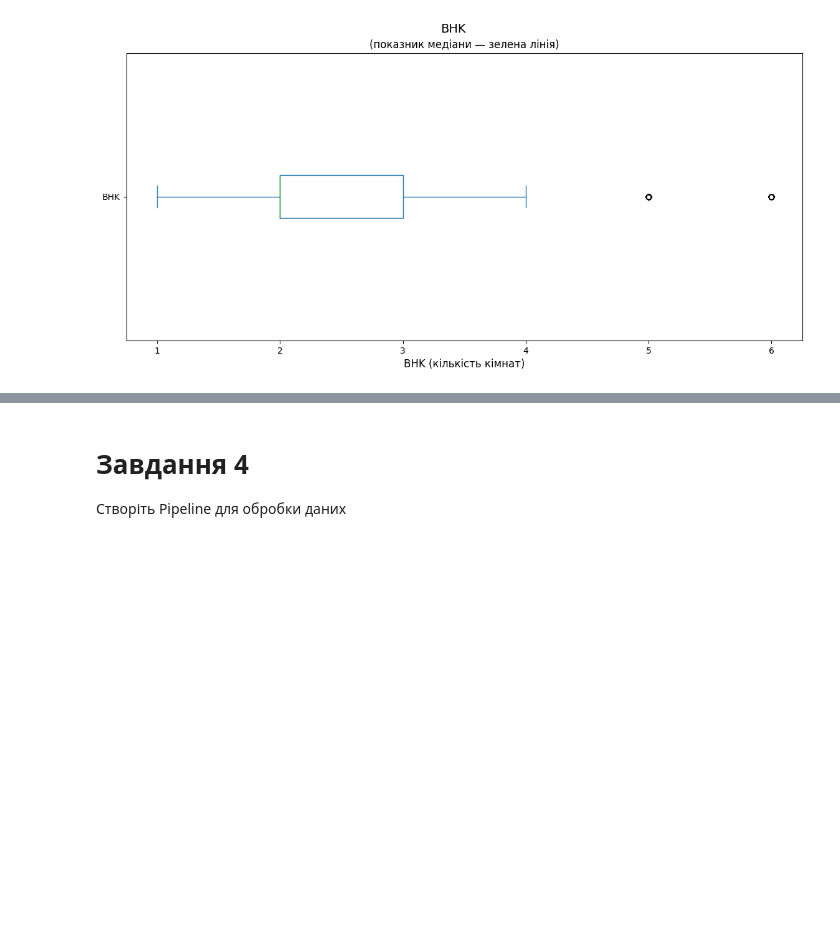
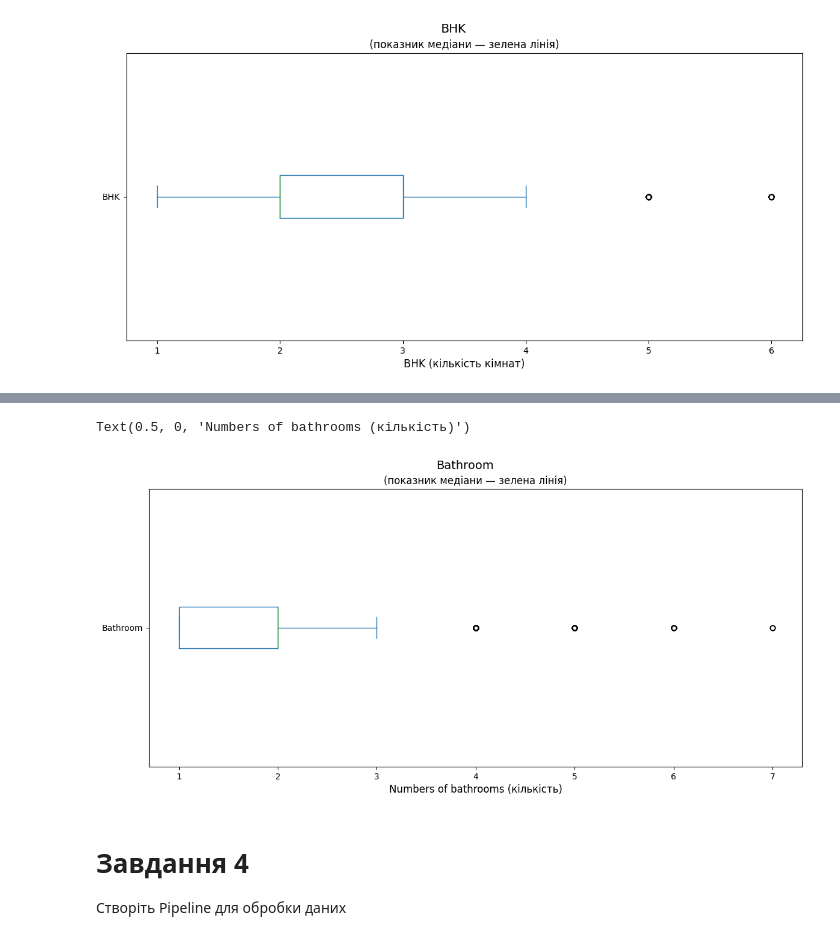
Before and after one commit to ValeriiSlynko/IT-STEP-Practice, a Jupyter notebook: Practice_Pandas/HmWrk2_Pandas(data processing).ipynb, the cells around one changed output, grey strips where cells are left out. Saved outputs shown, nothing was run; the diff lists cells and outputs as text; code cells hidden in the pictures; blank space fills up the shorter version.

```diff
--- a/Practice_Pandas/HmWrk2_Pandas(data processing).ipynb
+++ b/Practice_Pandas/HmWrk2_Pandas(data processing).ipynb
@@ -214,3 +233,14 @@ Text(0.5, 0, 'Rental cost (вартість оренди)')
+# %%
+# малюємо ящик з вусами Bathroom(кількість ванних кімнат)
+ax = df_filter['Bathroom'].plot(kind='box', vert=False, figsize=(14, 6))
+
+# Додаємо заголовки та підписи
+plt.suptitle('Bathroom', fontsize=14, y=0.96)
+ax.set_title('(показник медіани — зелена лінія)', fontsize=12)
+ax.set_xlabel('Numbers of bathrooms (кількість)', fontsize=12)
+# %% [output]
+Text(0.5, 0, 'Numbers of bathrooms (кількість)')
+[figure, added]
 # %% [markdown]
 # Завдання 4
 Створіть Pipeline для обробки даних
```
Also changed, not shown: parts of 8 cells of this notebook.
